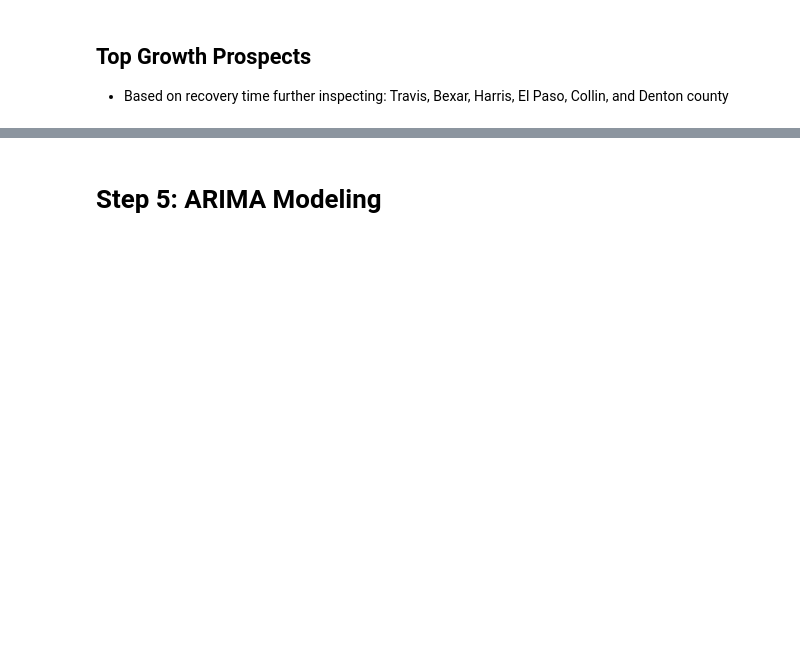
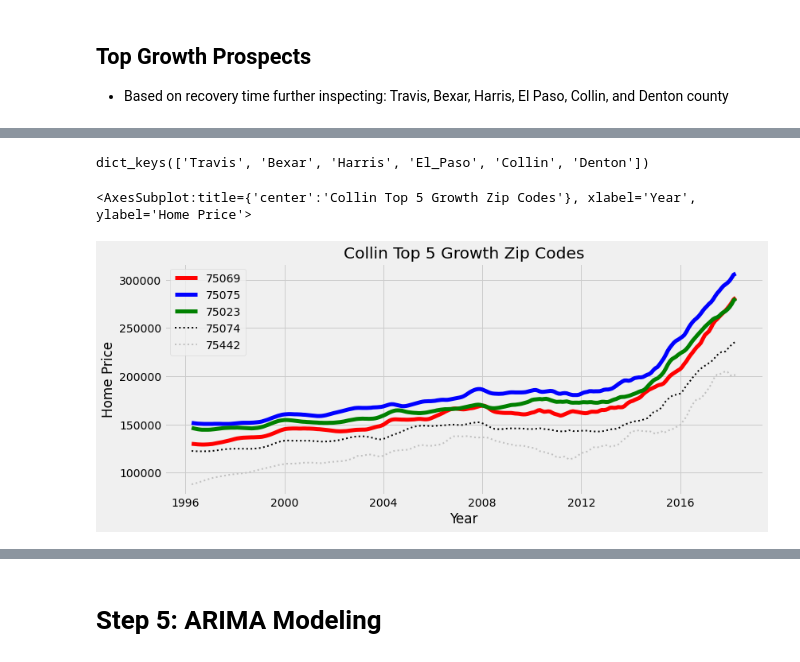
Before and after one commit to kuninethan95/Time_Series_Model, a Jupyter notebook: time-series/starter_notebook.ipynb, the cells around one changed output, grey strips where cells are left out. Cells and saved outputs as stored; diff of their text form; code cells hidden in the pictures; blank space fills up the shorter version.

```diff
--- a/time-series/starter_notebook.ipynb
+++ b/time-series/starter_notebook.ipynb
@@ -734,6 +382,0 @@ harris_top10
-# %%
-import matplotlib.pyplot as plt
-fig, ax = plt.subplots(figsize=(12,7))
-for code in harris_top10:
-    ax.plot(harris_dict_full[code]['value'], label=code)
-    ax.legend()
@@ -744,0 +383,10 @@ for code in harris_top10:
+# %%
+county_name_by_recovery = ['Travis', 'Bexar', 'Harris', 'El_Paso', 'Collin', 'Denton']
+county_df_by_recovery = [df_Travis, df_Bexar, df_Harris, df_El_Paso, df_Collin, df_Denton]
+county_dict_by_recovery = [travis_dict_full, Bexar_dict_full, Harris_dict_full,
+                           El_Paso_dict_full, Collin_dict_full, Denton_dict_full]
+# %%
+all_perc_change_dict = {}
+for name, df_, dict_ in zip(county_name_by_recovery, county_df_by_recovery, county_dict_by_recovery):
+    all_perc_change_dict[name] = test_county_zip_perc(df_, dict_)
+all_perc_change_dict
@@ -744,0 +411,25 @@ for code in harris_top10:
+# %%
+all_perc_change_dict.keys()
+# %% [output]
+dict_keys(['Travis', 'Bexar', 'Harris', 'El_Paso', 'Collin', 'Denton'])
+# %%
+def plot_top3_5(all_perc_change_dict, county_dict_full, region):
+
+    top_5=list(all_perc_change_dict[region].index)[:5]
+    with plt.style.context('fivethirtyeight'):
+        fig, ax = plt.subplots(figsize=(12,5))
+        ax.plot(county_dict_full[top_5[0]]['value'], color='red', label=top_5[0], lw=5)
+        ax.plot(county_dict_full[top_5[1]]['value'], color='blue', label=top_5[1], lw=5)
+        ax.plot(county_dict_full[top_5[2]]['value'], color='green', label=top_5[2], lw=5)
+        ax.plot(county_dict_full[top_5[3]]['value'], color='black', label=top_5[3], lw=2, ls=':')
+        ax.plot(county_dict_full[top_5[4]]['value'], color='silver', label=top_5[4], lw=2, ls=':')
+        ax.set_title(f"{region} Top 5 Growth Zip Codes")
+        ax.set_ylabel('Home Price')
+        ax.set_xlabel('Year')
+        ax.legend()
+        return ax
+# %%
+plot_top3_5(all_perc_change_dict,Collin_dict_full,'Collin')
+# %% [output]
+<AxesSubplot:title={'center':'Collin Top 5 Growth Zip Codes'}, xlabel='Year', ylabel='Home Price'>
+[figure, added]
```
Also changed, not shown: parts of 88 cells of this notebook.
